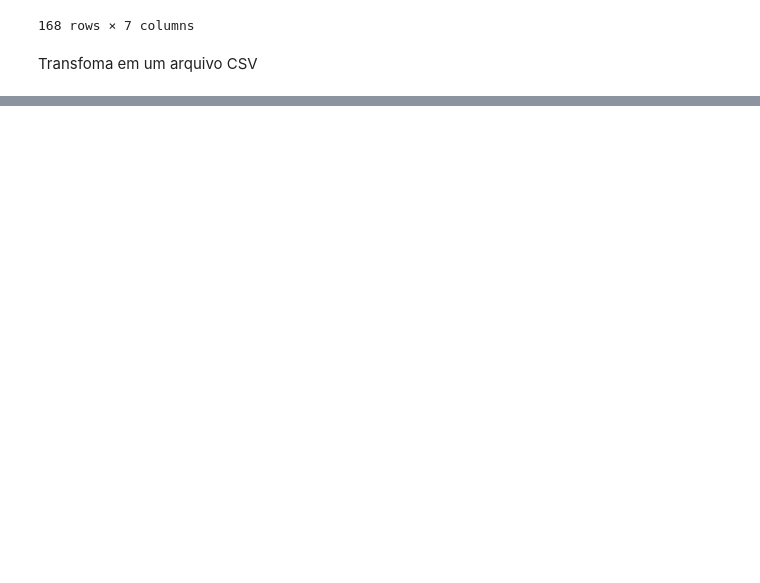
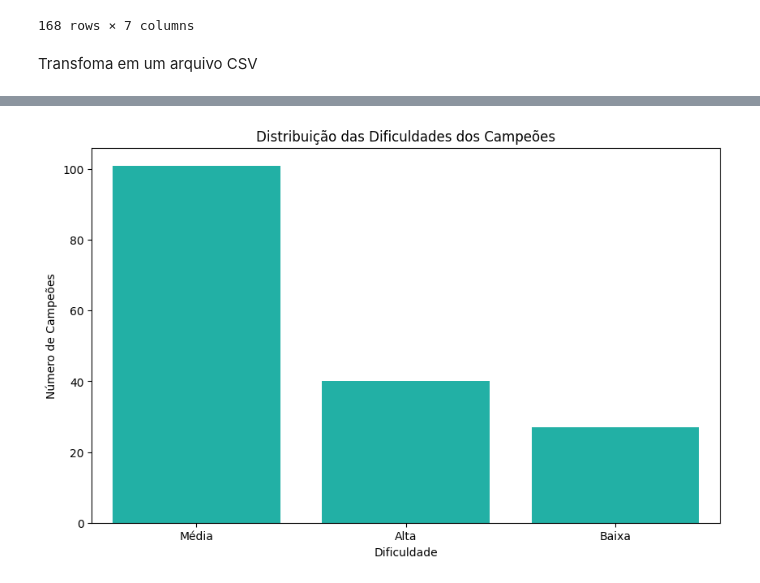
Before and after one commit to MaikeWilliam/WebScraping---LeagueOfLegends, a Jupyter notebook: collectChampions.ipynb, the cells around one changed output, grey strips where cells are left out. Cells and saved outputs as stored; diff of their text form; code cells hidden in the pictures; blank space fills up the shorter version.

```diff
--- a/collectChampions.ipynb
+++ b/collectChampions.ipynb
@@ -135,0 +174,11 @@ df.to_csv("data_lol.csv", index=False, sep=";")
+# %%
+dificuldade_count = df['Dificuldade'].value_counts()
+
+plt.figure(figsize=(10, 6))
+sns.barplot(x=dificuldade_count.index, y=dificuldade_count.values, color='#0AC8B9')
+plt.title('Distribuição das Dificuldades dos Campeões')
+plt.xlabel('Dificuldade')
+plt.ylabel('Número de Campeões')
+plt.show()
+# %% [output]
+[figure, added]
```
Also changed, not shown: parts of 9 cells of this notebook, 1 other file.
